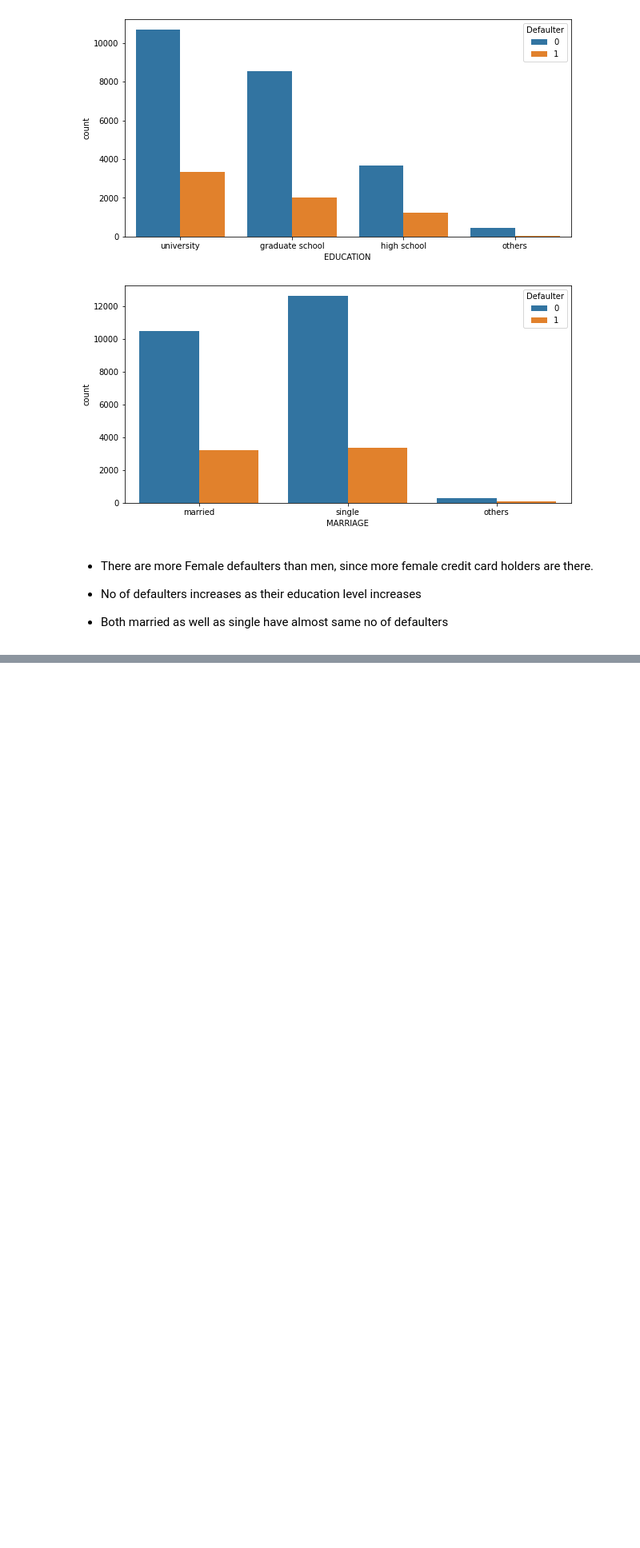
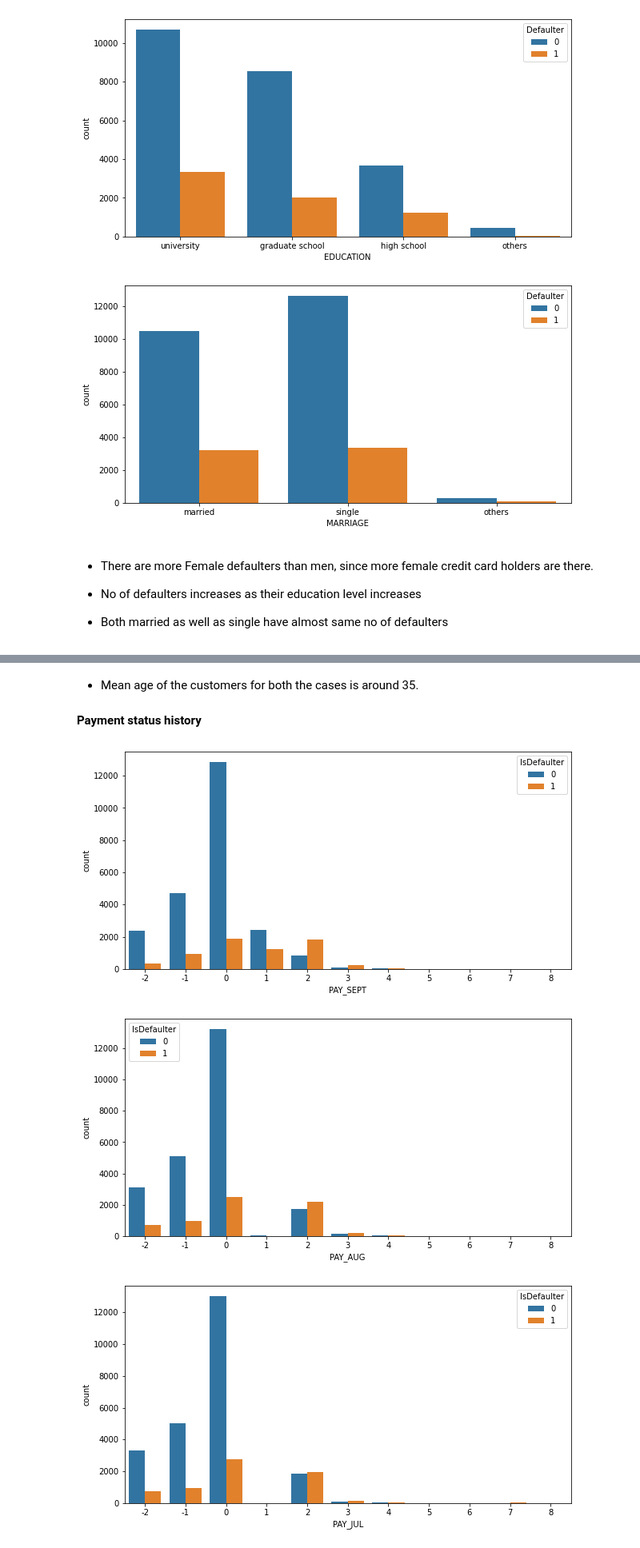
Before and after one commit to Aehteshaam-Shaikh/Credit-Card-Default-Prediction, a Jupyter notebook: Credit_Card_Default_Prediction_Capstone_Project.ipynb, the cells around one changed output, grey strips where cells are left out. Shown at 80% size. Saved outputs shown, nothing was run; the diff lists cells and outputs as text; code cells hidden in the pictures; blank space fills up the shorter version.

```diff
--- a/Credit_Card_Default_Prediction_Capstone_Project.ipynb
+++ b/Credit_Card_Default_Prediction_Capstone_Project.ipynb
@@ -206,0 +252,15 @@ for col in ['SEX', 'EDUCATION', 'MARRIAGE']:
+# %% [markdown]
+* Mean age of the customers for both the cases is around 35.
+# %% [markdown]
+**Payment status history**
+# %%
+#Plotting payment staus using countplot
+pay_col = ['PAY_SEPT',	'PAY_AUG',	'PAY_JUL',	'PAY_JUN',	'PAY_MAY',	'PAY_APR']
+
+for col in pay_col:
+  plt.figure(figsize=(10,5))
+  sns.countplot(x = col, hue = 'IsDefaulter', data = df)
+# %% [output]
+[figure, added]
+[figure, added]
+[figure, added]
```
Also changed, not shown: parts of 35 cells of this notebook.
